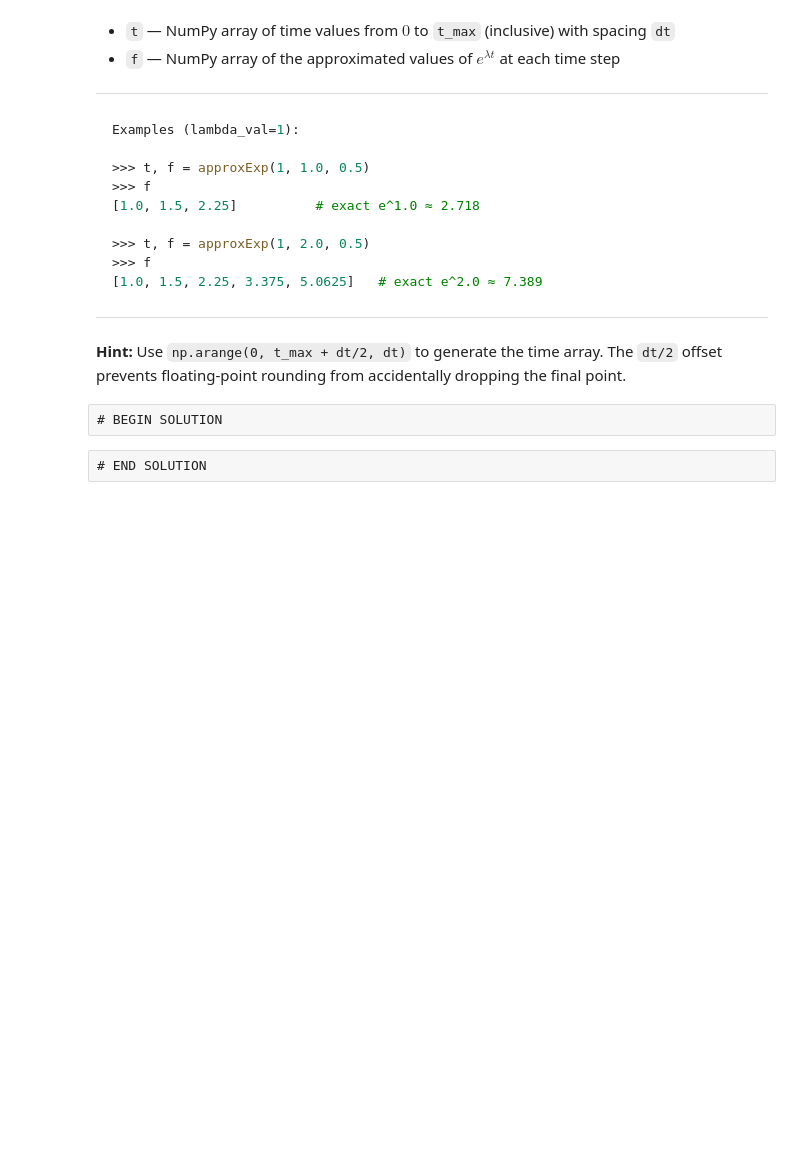
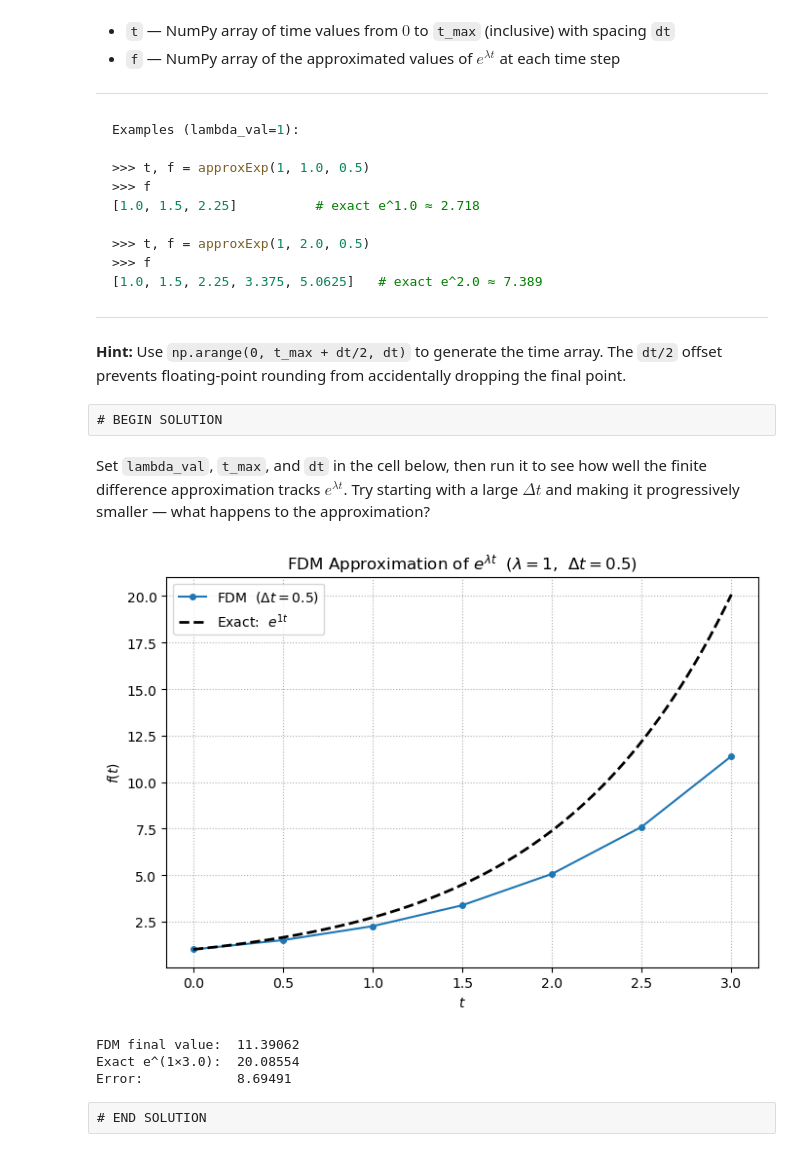
Before and after one commit to alexfrantzis77/gercode, a Jupyter notebook: Consolidation_Settlement/Consolidation_Settlement_notebook.ipynb, the cells around one changed output. Cells and saved outputs as stored; diff of their text form; code cells hidden in the pictures; blank space fills up the shorter version.

```diff
--- a/Consolidation_Settlement/Consolidation_Settlement_notebook.ipynb
+++ b/Consolidation_Settlement/Consolidation_Settlement_notebook.ipynb
@@ -194,3 +165,45 @@ plt.show()
+# %% [markdown]
+Set `lambda_val`, `t_max`, and `dt` in the cell below, then run it to see how well the finite difference approximation tracks $e^{\lambda t}$. Try starting with a large $\Delta t$ and making it progressively smaller — what happens to the approximation?
+# %%
+# --- Set your parameters here and run the cell ---
+
+# growth rate λ
+lambda_val = 1 # SOLUTION
+
+# end time
+t_max      = 3.0  # SOLUTION
+
+# time step Δt
+dt         = 0.5  # SOLUTION
+
+#Do not change q0_t and q0_f. These variables are used for testing.
+q0_t, q0_f = approxExp(lambda_val, t_max, dt)
+
+# --- Plot FDM result vs exact solution ---
+fig, ax = plt.subplots(figsize=(7, 5))
+
+ax.plot(q0_t, q0_f, 'o-', markersize=4, label=f"FDM  ($\\Delta t={dt}$)")
+
+t_exact = np.linspace(0, t_max, 300)
+ax.plot(t_exact, np.exp(lambda_val * t_exact), 'k--', linewidth=2,
+        label=f"Exact:  $e^{{{lambda_val}t}}$")
+
+ax.set_xlabel("$t$")
+ax.set_ylabel("$f(t)$")
+ax.set_title(f"FDM Approximation of $e^{{\\lambda t}}$  ($\\lambda={lambda_val}$,  $\\Delta t={dt}$)")
+ax.legend()
+ax.grid(True, linestyle=":", linewidth=0.8)
+plt.tight_layout()
+plt.show()
+
+print(f"FDM final value:  {q0_f[-1]:.5f}")
+print(f"Exact e^({lambda_val}×{t_max}):  {np.exp(lambda_val * t_max):.5f}")
+print(f"Error:            {abs(q0_f[-1] - np.exp(lambda_val * t_max)):.5f}")
+# %% [output]
+[figure, added]
+FDM final value:  11.39062
+Exact e^(1×3.0):  20.08554
+Error:            8.69491
 # %% [raw]
 # END SOLUTION
 # %% [raw]
```
Also changed, not shown: parts of 10 cells of this notebook, 1 other file.
